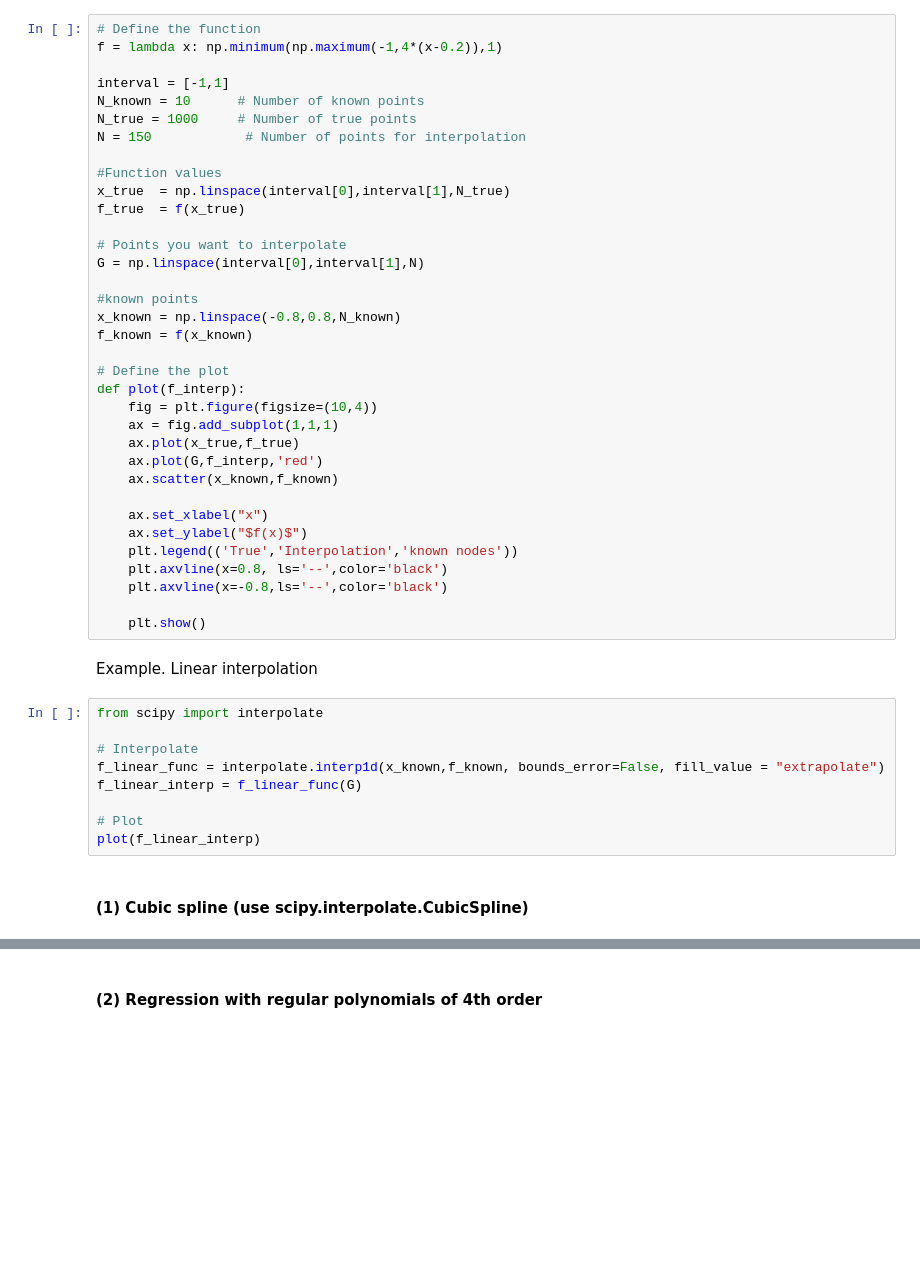
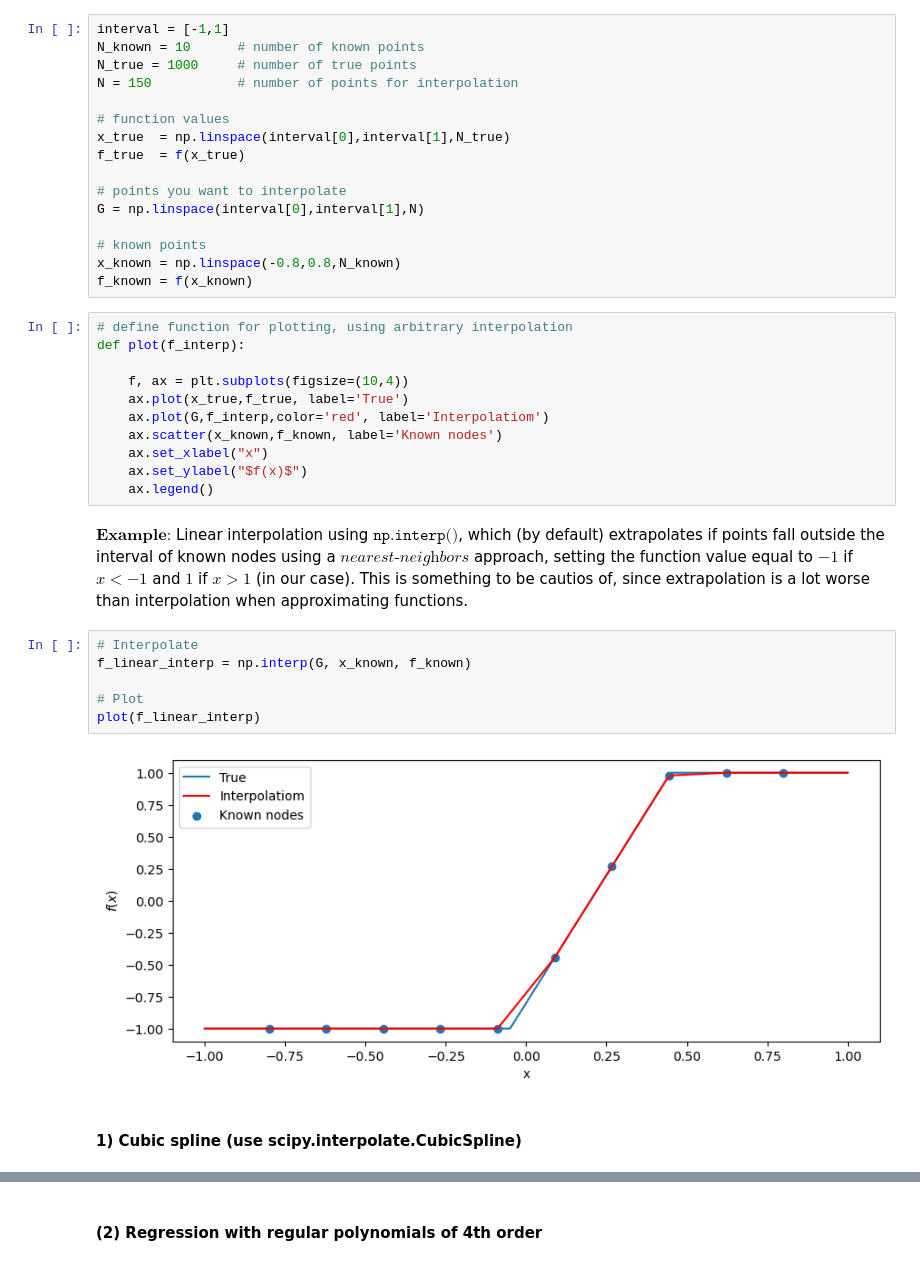
Before and after one commit to bschjerning/dp_ucph, a Jupyter notebook: 1_theory_tools/exercises/ex_ante/08_function_approx.ipynb, the cells around one changed output, grey strips where cells are left out. Cells and saved outputs as stored; diff of their text form; blank space fills up the shorter version.

```diff
--- a/1_theory_tools/exercises/ex_ante/08_function_approx.ipynb
+++ b/1_theory_tools/exercises/ex_ante/08_function_approx.ipynb
@@ -25,49 +34,40 @@ Setup
 # %%
-# Define the function
-f = lambda x: np.minimum(np.maximum(-1,4*(x-0.2)),1)
+interval = [-1,1]
+N_known = 10      # number of known points
+N_true = 1000     # number of true points
+N = 150           # number of points for interpolation
 
-interval = [-1,1]
-N_known = 10      # Number of known points
-N_true = 1000     # Number of true points
-N = 150            # Number of points for interpolation
-
-#Function values
+# function values
 x_true  = np.linspace(interval[0],interval[1],N_true)
 f_true  = f(x_true)
 
-# Points you want to interpolate
+# points you want to interpolate
 G = np.linspace(interval[0],interval[1],N)
 
-#known points
+# known points
 x_known = np.linspace(-0.8,0.8,N_known)
 f_known = f(x_known)
-
-# Define the plot
-def plot(f_interp):
-    fig = plt.figure(figsize=(10,4))
-    ax = fig.add_subplot(1,1,1)
-    ax.plot(x_true,f_true)
-    ax.plot(G,f_interp,'red')
-    ax.scatter(x_known,f_known)
-
-    ax.set_xlabel("x")
-    ax.set_ylabel("$f(x)$")
-    plt.legend(('True','Interpolation','known nodes'))
-    plt.axvline(x=0.8, ls='--',color='black')
-    plt.axvline(x=-0.8,ls='--',color='black')
-
-    plt.show()
-# %% [markdown]
-Example. Linear interpolation
-# %%
-from scipy import interpolate
-
-# Interpolate
-f_linear_func = interpolate.interp1d(x_known,f_known, bounds_error=False, fill_value = "extrapolate")
-f_linear_interp = f_linear_func(G)
-
-# Plot
-plot(f_linear_interp)
+# %%
+# define function for plotting, using arbitrary interpolation
+def plot(f_interp):
+
+    f, ax = plt.subplots(figsize=(10,4))
+    ax.plot(x_true,f_true, label='True')
+    ax.plot(G,f_interp,color='red', label='Interpolatiom')
+    ax.scatter(x_known,f_known, label='Known nodes')
+    ax.set_xlabel("x")
+    ax.set_ylabel("$f(x)$")
+    ax.legend()
+# %% [markdown]
+$\textbf{Example:}$ Linear interpolation using $\texttt{np.interp()}$, which (by default) extrapolates if points fall outside the interval of known nodes using a $\textit{nearest-neighbors}$ approach, setting the function value equal to $-1$ if $x<-1$ and $1$ if $x>1$ (in our case). This is something to be cautios of, since extrapolation is a lot worse than interpolation when approximating functions.
+# %%
+# Interpolate
+f_linear_interp = np.interp(G, x_known, f_known)
+
+# Plot
+plot(f_linear_interp)
+# %% [output]
+[figure, added]
 # %% [markdown]
-#### (1) Cubic spline (use scipy.interpolate.CubicSpline)
+#### 1) Cubic spline (use scipy.interpolate.CubicSpline)
 # %%
```
Also changed, not shown: parts of 14 cells of this notebook, 33 other files.
